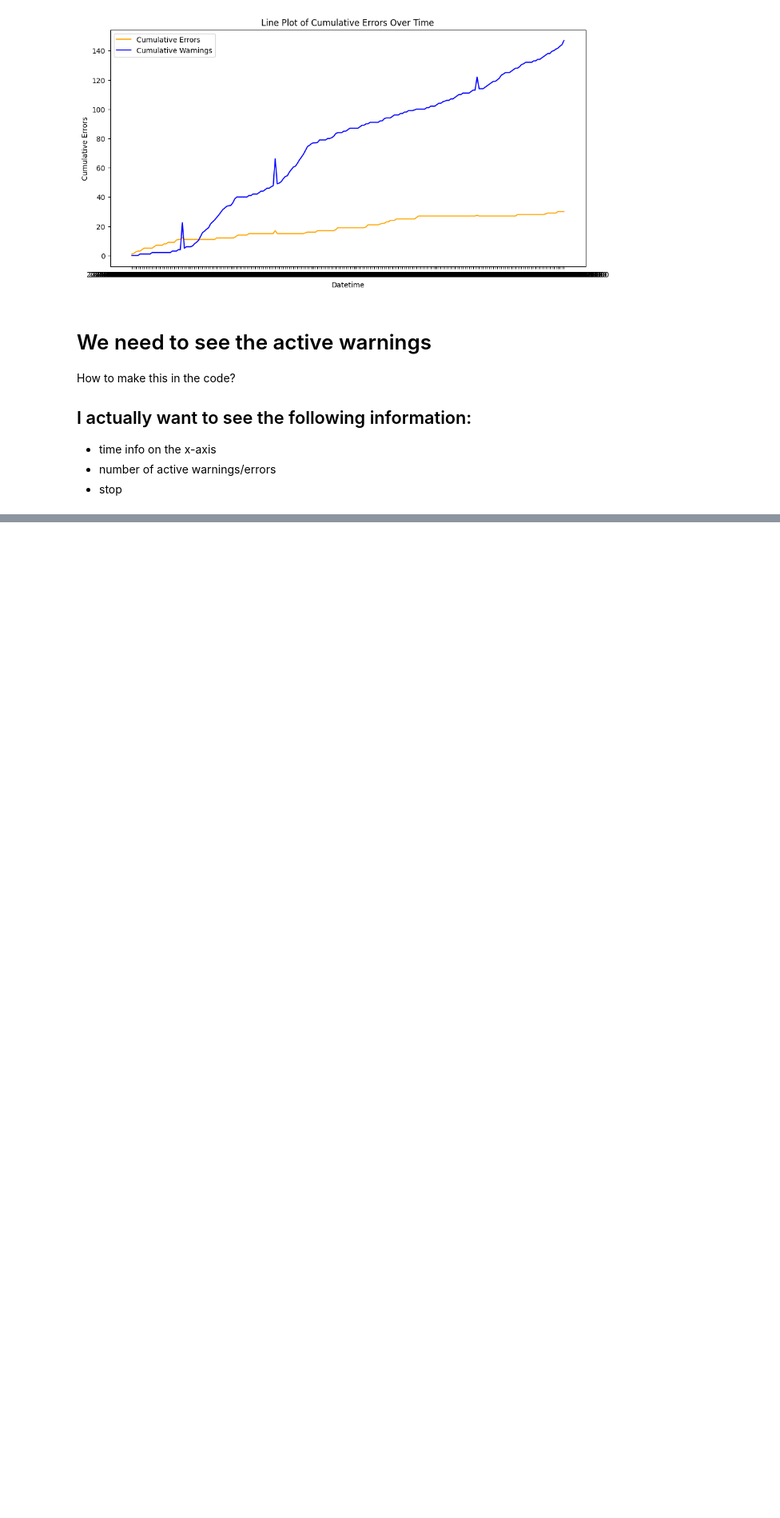
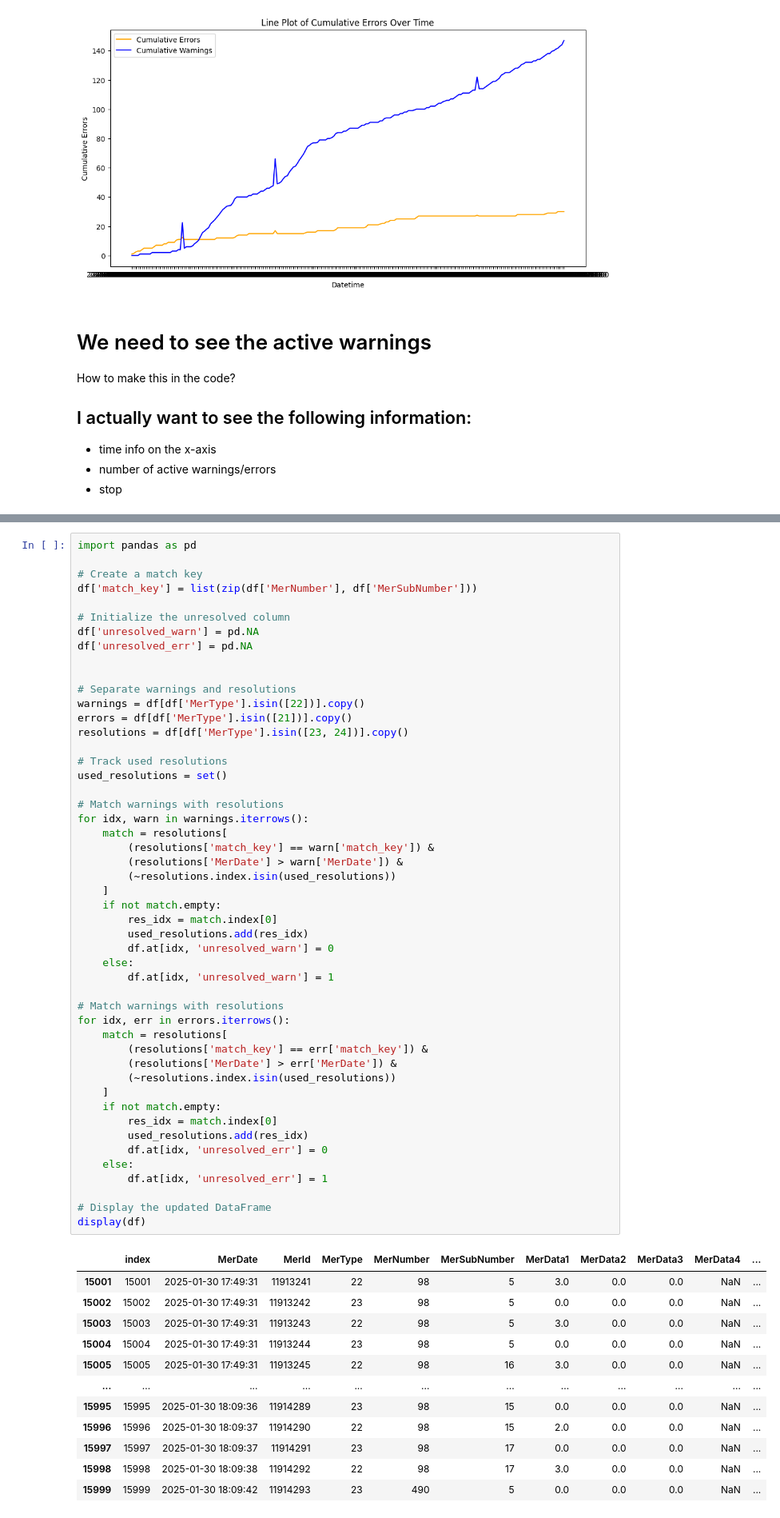
Before and after one commit to AcidSudo/Sanovo_19052025, a Jupyter notebook: exploration_26052025.ipynb, the cells around one changed output, grey strips where cells are left out. Shown at 80% size. Cells and saved outputs as stored; diff of their text form; blank space fills up the shorter version.

```diff
--- a/exploration_26052025.ipynb
+++ b/exploration_26052025.ipynb
@@ -235,0 +282,62 @@ How to make this in the code?
+# %%
+import pandas as pd
+
+# Create a match key
+df['match_key'] = list(zip(df['MerNumber'], df['MerSubNumber']))
+
+# Initialize the unresolved column
+df['unresolved_warn'] = pd.NA
+df['unresolved_err'] = pd.NA
+
+
+# Separate warnings and resolutions
+warnings = df[df['MerType'].isin([22])].copy()
+errors = df[df['MerType'].isin([21])].copy()
+resolutions = df[df['MerType'].isin([23, 24])].copy()
+
+# Track used resolutions
+used_resolutions = set()
+
+# Match warnings with resolutions
+for idx, warn in warnings.iterrows():
+    match = resolutions[
+        (resolutions['match_key'] == warn['match_key']) &
+        (resolutions['MerDate'] > warn['MerDate']) &
+        (~resolutions.index.isin(used_resolutions))
+    ]
+    if not match.empty:
+        res_idx = match.index[0]
+        used_resolutions.add(res_idx)
+        df.at[idx, 'unresolved_warn'] = 0
+    else:
+        df.at[idx, 'unresolved_warn'] = 1
+
+# Match warnings with resolutions
+for idx, err in errors.iterrows():
+    match = resolutions[
+        (resolutions['match_key'] == err['match_key']) &
+        (resolutions['MerDate'] > err['MerDate']) &
+        (~resolutions.index.isin(used_resolutions))
+    ]
+    if not match.empty:
+        res_idx = match.index[0]
+        used_resolutions.add(res_idx)
+        df.at[idx, 'unresolved_err'] = 0
+    else:
+        df.at[idx, 'unresolved_err'] = 1
+
+# Display the updated DataFrame
+display(df)
+# %% [output]
+|  | index | MerDate | MerId | MerType | MerNumber | MerSubNumber | MerData1 | MerData2 | MerData3 | MerData4 | ... |
+| 15001 | 15001 | 2025-01-30 17:49:31 | 11913241 | 22 | 98 | 5 | 3.0 | 0.0 | 0.0 | NaN | ... |
+| 15002 | 15002 | 2025-01-30 17:49:31 | 11913242 | 23 | 98 | 5 | 0.0 | 0.0 | 0.0 | NaN | ... |
+| 15003 | 15003 | 2025-01-30 17:49:31 | 11913243 | 22 | 98 | 5 | 3.0 | 0.0 | 0.0 | NaN | ... |
+| 15004 | 15004 | 2025-01-30 17:49:31 | 11913244 | 23 | 98 | 5 | 0.0 | 0.0 | 0.0 | NaN | ... |
+| 15005 | 15005 | 2025-01-30 17:49:31 | 11913245 | 22 | 98 | 16 | 3.0 | 0.0 | 0.0 | NaN | ... |
+| ... | ... | ... | ... | ... | ... | ... | ... | ... | ... | ... | ... |
+| 15995 | 15995 | 2025-01-30 18:09:36 | 11914289 | 23 | 98 | 15 | 0.0 | 0.0 | 0.0 | NaN | ... |
+| 15996 | 15996 | 2025-01-30 18:09:37 | 11914290 | 22 | 98 | 15 | 2.0 | 0.0 | 0.0 | NaN | ... |
+| 15997 | 15997 | 2025-01-30 18:09:37 | 11914291 | 23 | 98 | 17 | 0.0 | 0.0 | 0.0 | NaN | ... |
+| 15998 | 15998 | 2025-01-30 18:09:38 | 11914292 | 22 | 98 | 17 | 3.0 | 0.0 | 0.0 | NaN | ... |
+| 15999 | 15999 | 2025-01-30 18:09:42 | 11914293 | 23 | 490 | 5 | 0.0 | 0.0 | 0.0 | NaN | ... |
```
Also changed, not shown: parts of 8 cells of this notebook.
